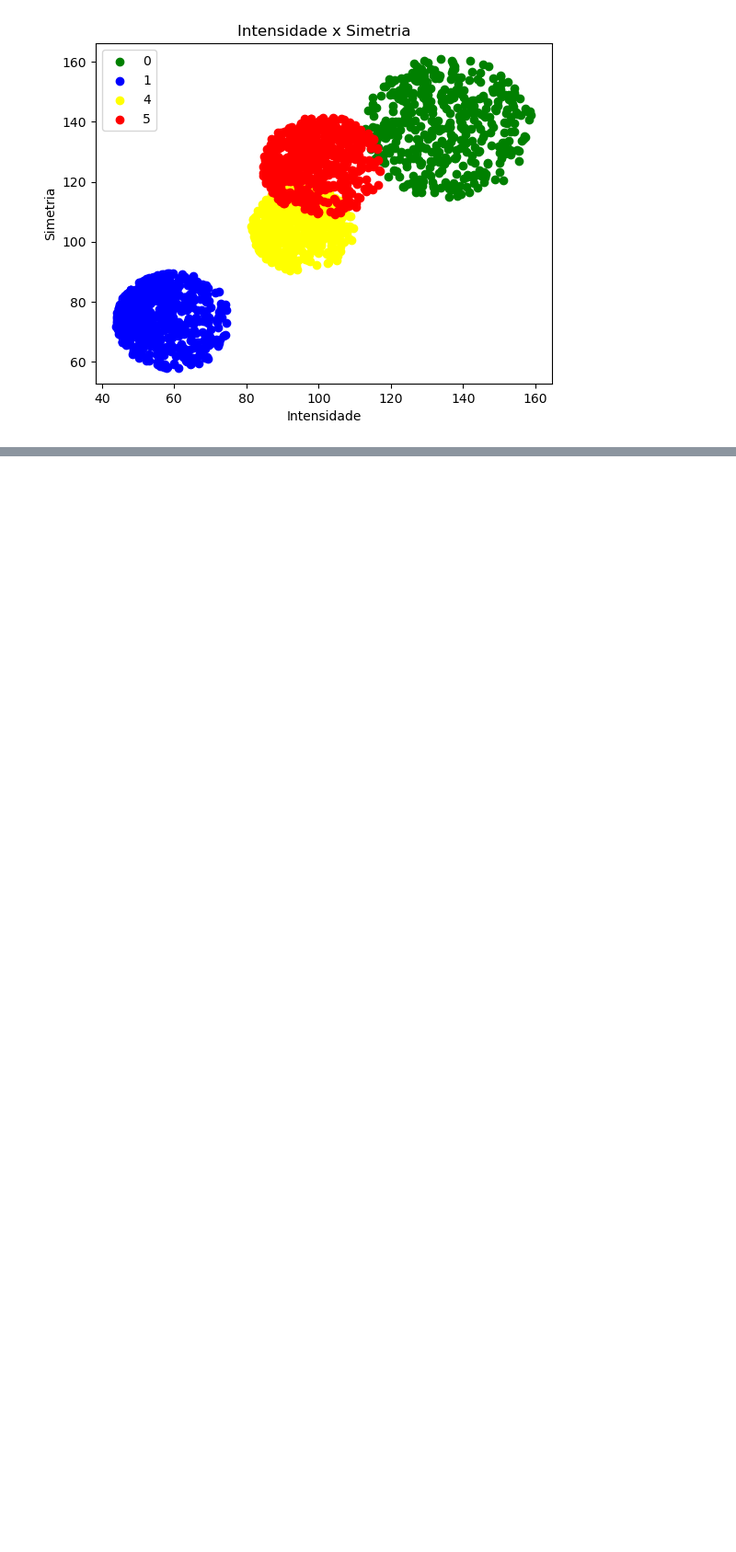
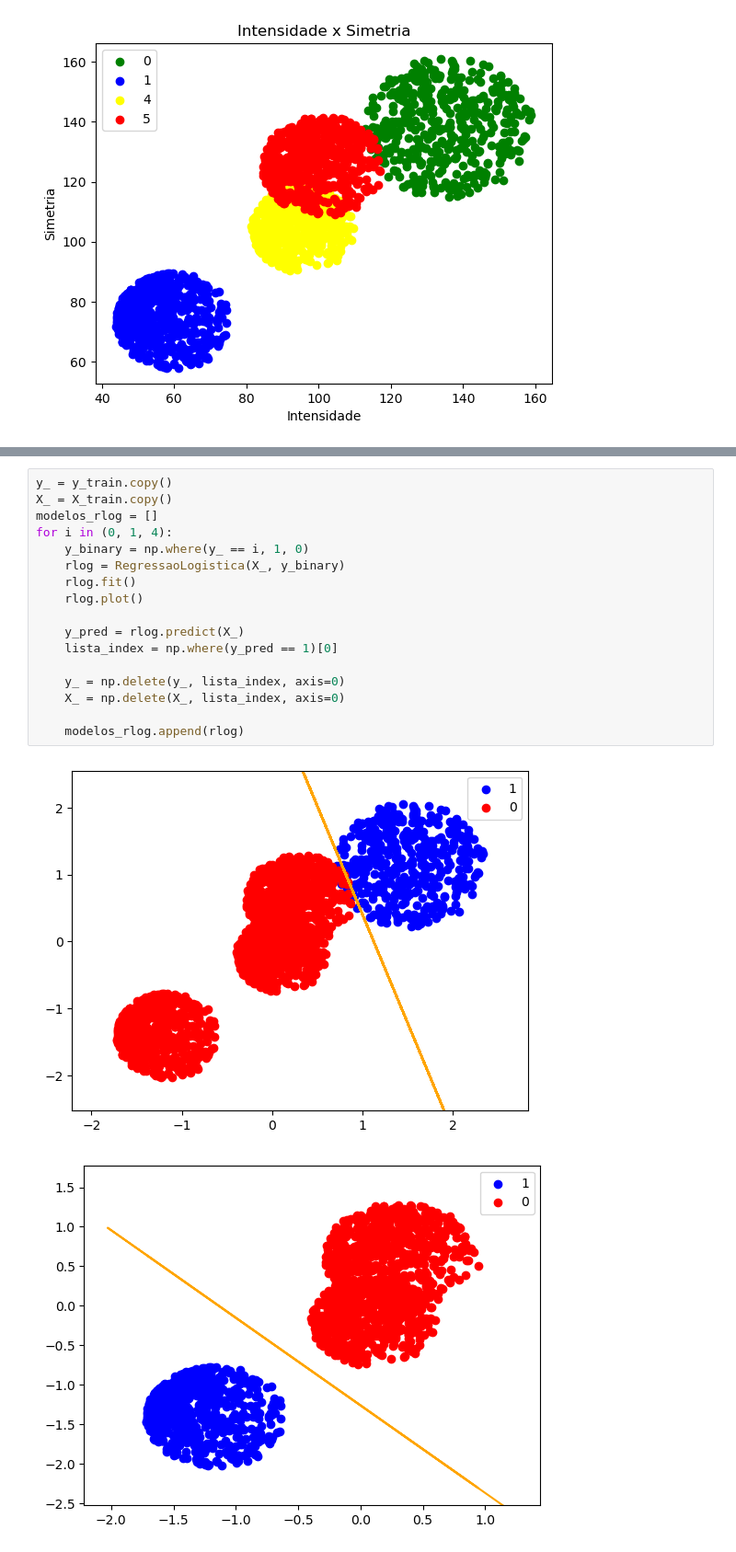
Before and after one commit to ivoaraujo17/Machine_Learning_Project_1, a Jupyter notebook: todos_vs_todos.ipynb, the cells around one changed output, grey strips where cells are left out. Shown at 92% size. Drawn from its saved outputs; the diff is of its cells as text; blank space fills up the shorter version.

```diff
--- a/todos_vs_todos.ipynb
+++ b/todos_vs_todos.ipynb
@@ -123,0 +87,20 @@ X_test = padronizar(X_test)
+# %%
+y_ = y_train.copy()
+X_ = X_train.copy()
+modelos_rlog = []
+for i in (0, 1, 4):
+    y_binary = np.where(y_ == i, 1, 0)
+    rlog = RegressaoLogistica(X_, y_binary)
+    rlog.fit()
+    rlog.plot()
+
+    y_pred = rlog.predict(X_)
+    lista_index = np.where(y_pred == 1)[0]
+
+    y_ = np.delete(y_, lista_index, axis=0)
+    X_ = np.delete(X_, lista_index, axis=0)
+
+    modelos_rlog.append(rlog)
+# %% [output]
+[figure, added]
+[figure, added]
```
Also changed, not shown: parts of 11 cells of this notebook, 3 other files.
